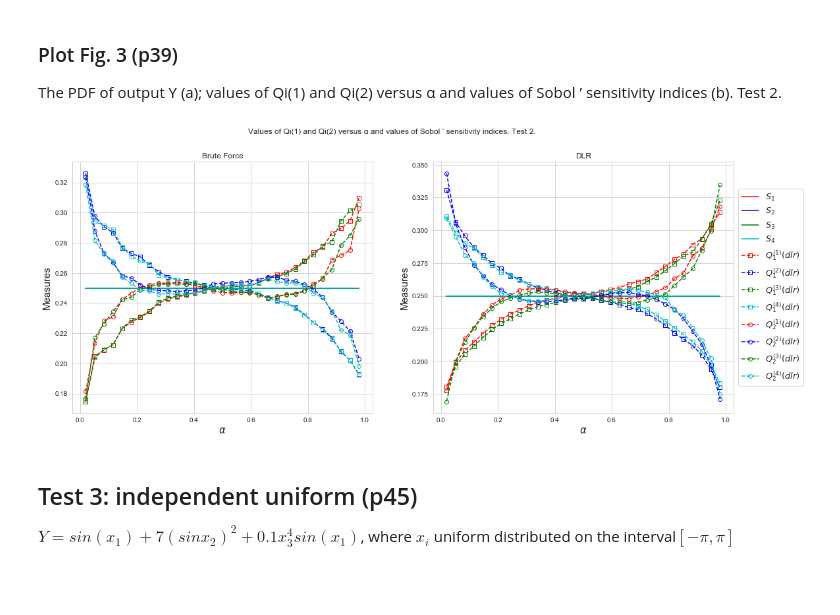
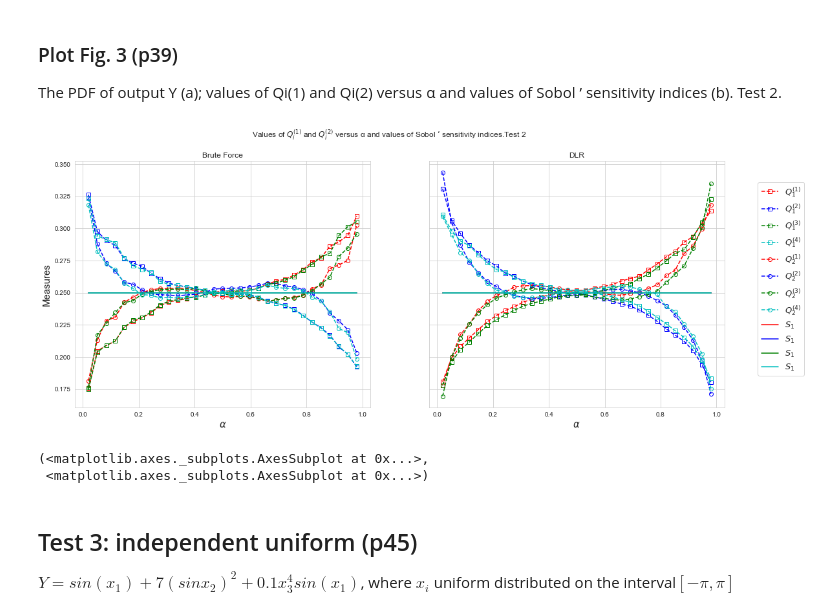
Before and after one commit to Yuleii/quantile-sensitivity-measures, a Jupyter notebook: quantile_based_global_sensitivity_measures.ipynb, the cells around one changed output. Saved outputs shown, nothing was run; the diff lists cells and outputs as text; code cells hidden in the pictures; blank space fills up the shorter version.

```diff
--- a/quantile_based_global_sensitivity_measures.ipynb
+++ b/quantile_based_global_sensitivity_measures.ipynb
@@ -610,3 +608,5 @@ def _dlr_normalized_quantile_measures(
             norm_q_2[pp, i] = q_2[pp, i] / sum_q_2[pp]
 
     return norm_q_1, norm_q_2
+# %%
+x = _dlr_unconditional_sample(4, mean_1, cov_1, "Normal", 2**13, skip=0,)
@@ -780,57 +802,12 @@ sobol_2 = np.array([0.25, 0.25, 0.25, 0.25])
 
 # for plot convinence
 sobol_2 = np.tile(sobol_2 , (len(alp), 1))
-# %%
-fig, (ax1, ax2) = plt.subplots(1, 2,figsize=(18,7))
-fig.suptitle('Values of Qi(1) and Qi(2) versus α and values of Sobol ’ sensitivity indices. Test 2.')
-
-ax1.set_title('Brute Force')
-ax1.set_xlabel(r"$\alpha$", fontsize=15)
-ax1.set_ylabel("Measures", fontsize=15)
-
-ax1.plot(alp, sobol_2[:, 0], 'r-', label=r'$S_1$')
-ax1.plot(alp, sobol_2[:, 1], 'b-', label=r'$S_2$')
-ax1.plot(alp, sobol_2[:, 2], 'g-', label=r'$S_3$')
-ax1.plot(alp, sobol_2[:, 3], 'c-', label=r'$S_4$')
-
-ax1.plot(alp,  bf_norm_q_1_2[0], 'rs--', label=r'$Q_1^{(1)}$', markerfacecolor='none')
-ax1.plot(alp,  bf_norm_q_1_2[1], 'bs--', label=r'$Q_1^{(2)}$', markerfacecolor='none')
-ax1.plot(alp,  bf_norm_q_1_2[2], 'gs--', label=r'$Q_1^{(3)}$', markerfacecolor='none')
-ax1.plot(alp,  bf_norm_q_1_2[3], 'cs--', label=r'$Q_1^{(4)}$', markerfacecolor='none')
-
-ax1.plot(alp, bf_norm_q_2_2[0], 'ro--', label=r'$Q_2^{(1)}$', markerfacecolor='none')
-ax1.plot(alp, bf_norm_q_2_2[1], 'bo--', label=r'$Q_2^{(2)}$', markerfacecolor='none')
-ax1.plot(alp, bf_norm_q_2_2[2], 'go--', label=r'$Q_2^{(3)}$', markerfacecolor='none')
-ax1.plot(alp, bf_norm_q_2_2[3], 'co--', label=r'$Q_2^{(4)}$', markerfacecolor='none')
-
-
-ax2.set_title('DLR')
-
-ax2.plot(alp, sobol_2[:, 0], 'r-', label=r'$S_1$')
-ax2.plot(alp, sobol_2[:, 1], 'b-', label=r'$S_2$')
-ax2.plot(alp, sobol_2[:, 2], 'g-', label=r'$S_3$')
-ax2.plot(alp, sobol_2[:, 3], 'c-', label=r'$S_4$')
-
-
-ax2.plot(alp,  dlr_norm_q_1_2[:,0], 'rs--', label=r'$Q_1^{(1)}(dlr)$', markerfacecolor='none')
-ax2.plot(alp,  dlr_norm_q_1_2[:,1], 'bs--', label=r'$Q_1^{(2)}(dlr)$', markerfacecolor='none')
-ax2.plot(alp,  dlr_norm_q_1_2[:,2], 'gs--', label=r'$Q_1^{(3)}(dlr)$', markerfacecolor='none')
-ax2.plot(alp,  dlr_norm_q_1_2[:,3], 'cs--', label=r'$Q_1^{(4)}(dlr)$', markerfacecolor='none')
-
-ax2.plot(alp, dlr_norm_q_2_2[:,0], 'ro--', label=r'$Q_2^{(1)}(dlr)$', markerfacecolor='none')
-ax2.plot(alp, dlr_norm_q_2_2[:,1], 'bo--', label=r'$Q_2^{(2)}(dlr)$', markerfacecolor='none')
-ax2.plot(alp, dlr_norm_q_2_2[:,2], 'go--', label=r'$Q_2^{(3)}(dlr)$', markerfacecolor='none')
-ax2.plot(alp, dlr_norm_q_2_2[:,3], 'co--', label=r'$Q_2^{(4)}(dlr)$', markerfacecolor='none')
-
-# plt.xticks(np.arange(0, 1, 0.1))
-# plt.yticks(np.arange(0.05, 0.6, 0.05))
-plt.legend(loc='center left', bbox_to_anchor=(1, 0.5),fontsize=13)
-plt.xlabel(r"$\alpha$", fontsize=15)
-plt.ylabel("Measures", fontsize=15)
-
-plt.show()
-# %% [output]
-[figure, removed]
+# %%
+plot_estimators(bf_q_1_2, bf_q_2_2, bf_norm_q_1_2, bf_norm_q_2_2, dlr_q_1_2, dlr_q_2_2, dlr_norm_q_1_2, dlr_norm_q_2_2,sobol_2, 2)
+# %% [output]
+[figure, added]
+(<matplotlib.axes._subplots.AxesSubplot at 0x...>,
+ <matplotlib.axes._subplots.AxesSubplot at 0x...>)
 # %% [markdown]
 ## Test 3:  independent uniform (p45)
 $Y=sin(x_1)+7(sin x_2)^2+0.1x_3^4sin(x_1)$, where $x_i$ uniform distributed on the interval$[-\pi,\pi]$
```
Also changed, not shown: parts of 28 cells of this notebook.
